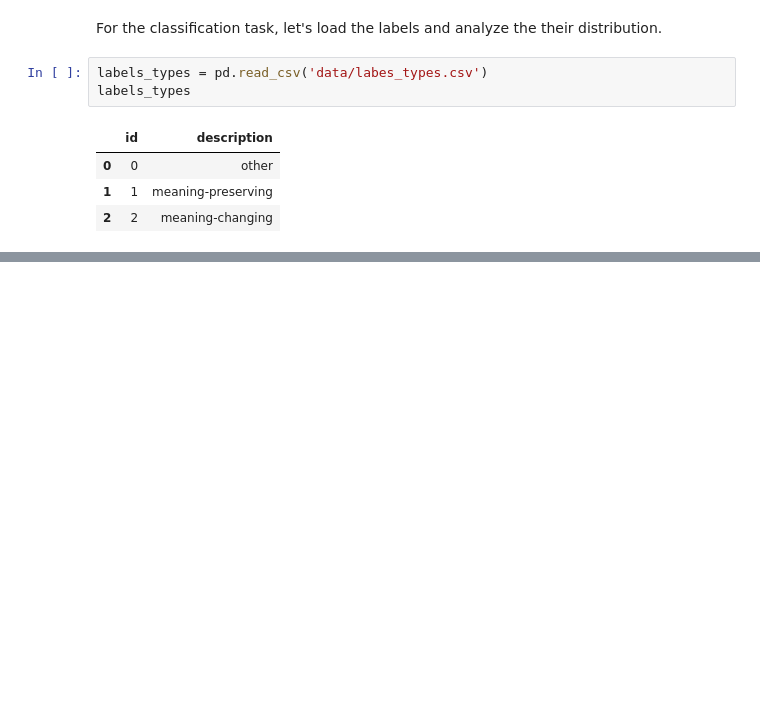
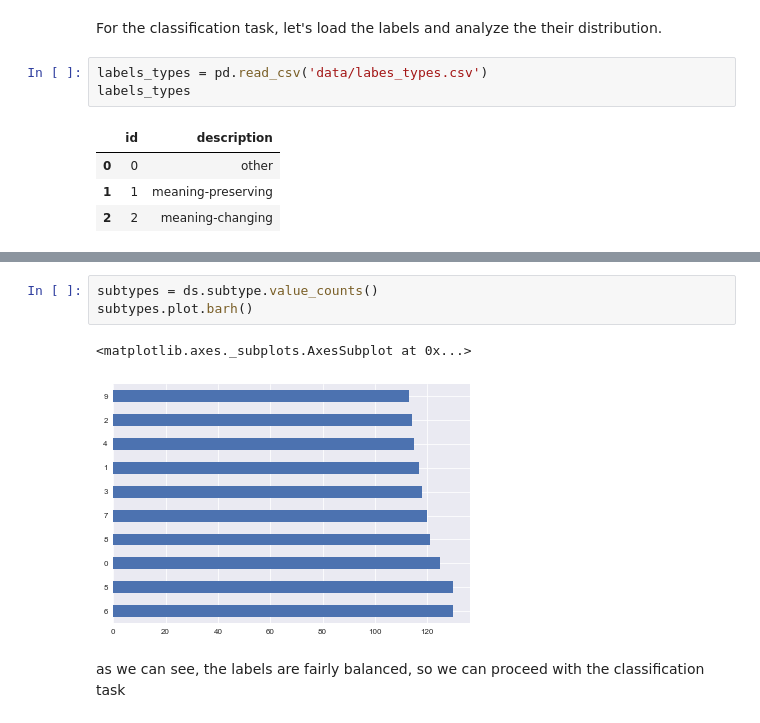
Before and after one commit to espol-cti/cwdiscussions, a Jupyter notebook: identify opinion types.ipynb, the cells around one changed output, grey strips where cells are left out. Cells and saved outputs as stored; diff of their text form; blank space fills up the shorter version.

Commit message:
refactor analysis code, fix labels structure

```diff
--- a/identify opinion types.ipynb
+++ b/identify opinion types.ipynb
@@ -176,0 +186,8 @@ ds.type.value_counts().reset_index().sort_values('index')
+# %%
+subtypes = ds.subtype.value_counts()
+subtypes.plot.barh()
+# %% [output]
+<matplotlib.axes._subplots.AxesSubplot at 0x...>
+[figure, added]
+# %% [markdown]
+as we can see, the labels are fairly balanced, so we can proceed with the classification task
```
Also changed, not shown: parts of 8 cells of this notebook, 6 other files.
